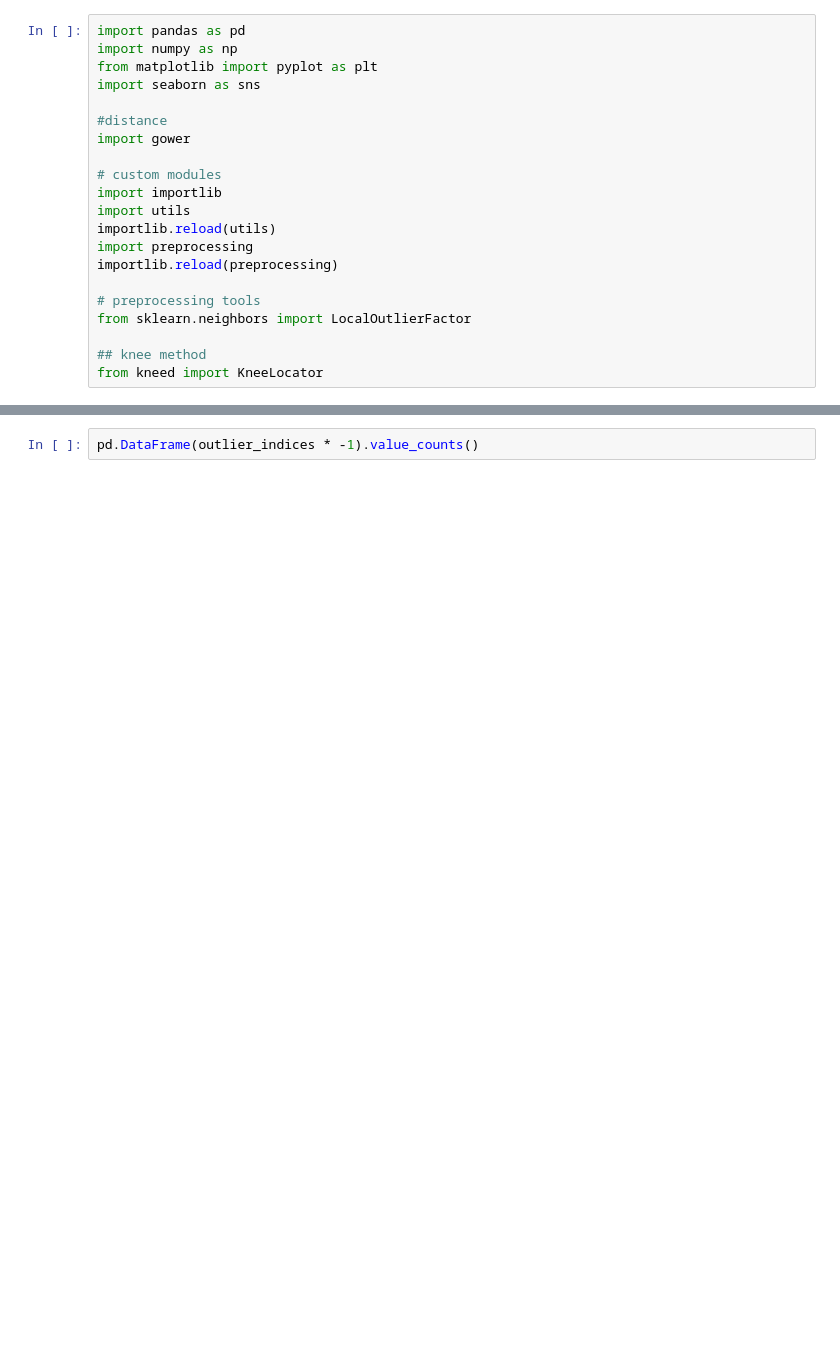
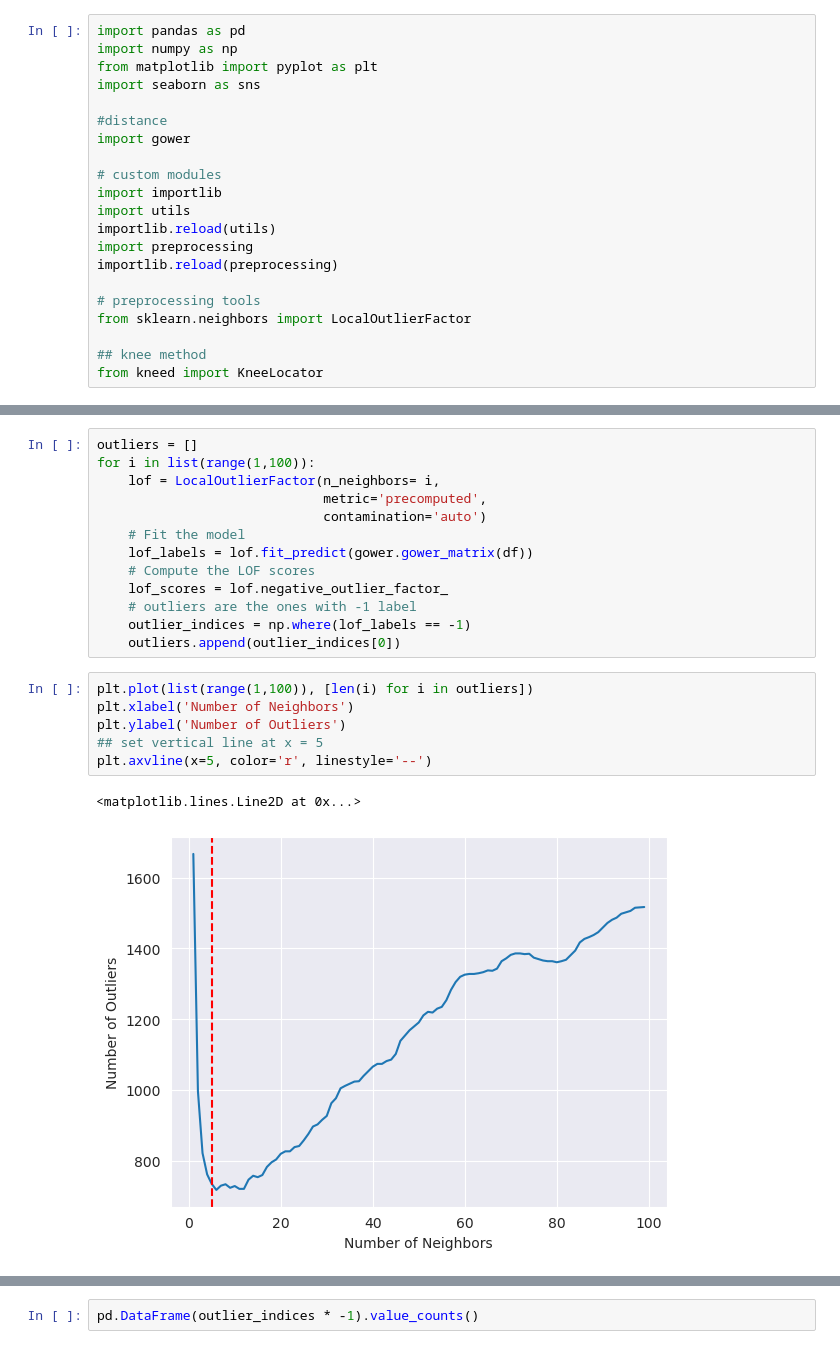
Before and after one commit to arcticronin/anomaly_detection, a Jupyter notebook: lof.ipynb, the cells around one changed output, grey strips where cells are left out. Saved outputs shown, nothing was run; the diff lists cells and outputs as text; blank space fills up the shorter version.

```diff
--- a/lof.ipynb
+++ b/lof.ipynb
@@ -63,0 +46,22 @@ plt.show()
+# %%
+outliers = []
+for i in list(range(1,100)):
+    lof = LocalOutlierFactor(n_neighbors= i,
+                             metric='precomputed',
+                             contamination='auto')
+    # Fit the model
+    lof_labels = lof.fit_predict(gower.gower_matrix(df))
+    # Compute the LOF scores
+    lof_scores = lof.negative_outlier_factor_
+    # outliers are the ones with -1 label
+    outlier_indices = np.where(lof_labels == -1)
+    outliers.append(outlier_indices[0])
+# %%
+plt.plot(list(range(1,100)), [len(i) for i in outliers])
+plt.xlabel('Number of Neighbors')
+plt.ylabel('Number of Outliers')
+## set vertical line at x = 5
+plt.axvline(x=5, color='r', linestyle='--')
+# %% [output]
+<matplotlib.lines.Line2D at 0x...>
+[figure, added]
```
Also changed, not shown: parts of 3 cells of this notebook, 7 other files.
